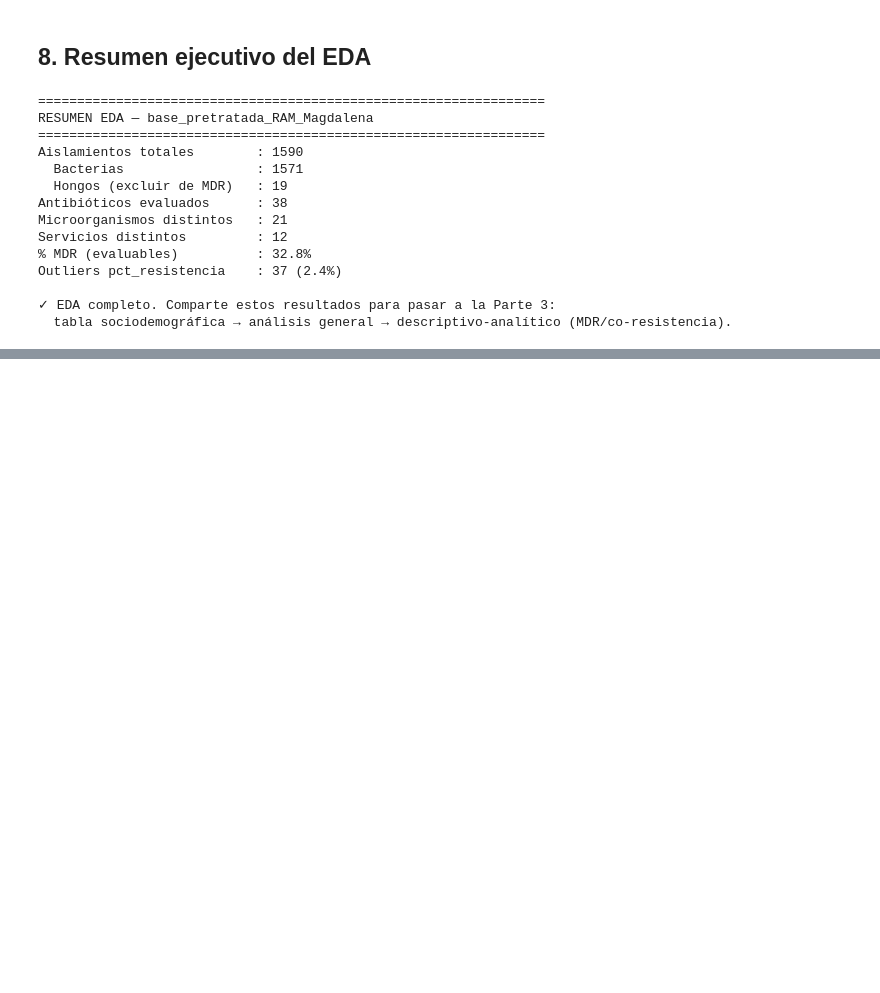
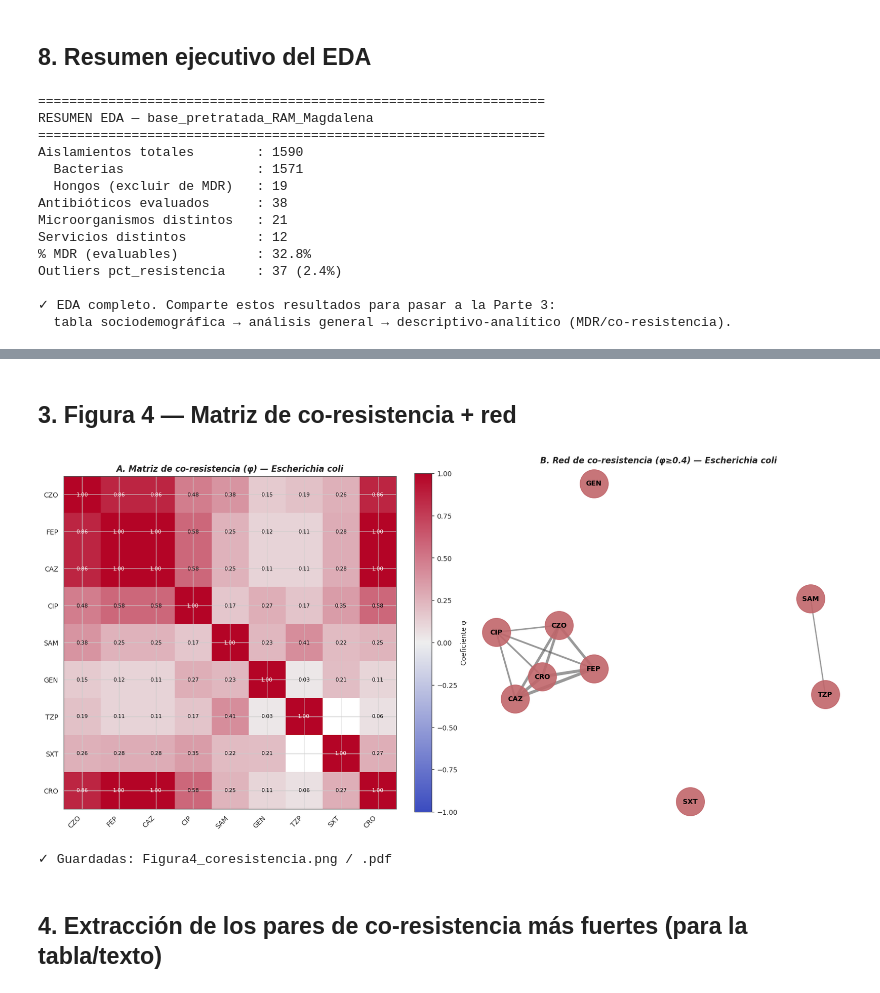
Before and after one commit to liscano2/ALBERTO-EPIDEMIOLOGIA, a Jupyter notebook: albertoepidemiologiajulio.ipynb, the cells around one changed output, grey strips where cells are left out. Cells and saved outputs as stored; diff of their text form; code cells hidden in the pictures; blank space fills up the shorter version.

```diff
--- a/albertoepidemiologiajulio.ipynb
+++ b/albertoepidemiologiajulio.ipynb
@@ -453,0 +1179,14 @@ Outliers pct_resistencia    : 37 (2.4%)
+# %%
+def antibioticos_aptos(sub, min_test=100, min_R=10):
+    aptos = []
+    for ab in ANTIBIOTICOS:
+        v = sub[ab].dropna()
+        if len(v) >= min_test and v.nunique() > 1 and (v == "R").sum() >= min_R:
+            aptos.append(ab)
+    return aptos
+
+# Especie principal (mayor n): E. coli
+ESPECIE = "Escherichia coli"
+sub = dfb[dfb["microorganismo"] == ESPECIE].copy()
+abs_apt = antibioticos_aptos(sub)
+print(f"{ESPECIE}: {len(abs_apt)} antibióticos aptos → {abs_apt}")
@@ -453,0 +1232,49 @@ Outliers pct_resistencia    : 37 (2.4%)
+# %% [markdown]
+## 3. Figura 4 — Matriz de co-resistencia + red
+# %%
+fig, (ax1, ax2) = plt.subplots(1, 2, figsize=(15, 7))
+
+# ----- Panel A: heatmap φ -----
+cmap = mcolors.LinearSegmentedColormap.from_list("c", ["#3B4CC0", "#EEEEEE", "#B40426"])
+im = ax1.imshow(corr.values.astype(float), cmap=cmap, vmin=-1, vmax=1)
+ax1.set_xticks(range(len(abs_apt))); ax1.set_xticklabels(abs_apt, rotation=45, ha="right")
+ax1.set_yticks(range(len(abs_apt))); ax1.set_yticklabels(abs_apt)
+for i in range(len(abs_apt)):
+    for j in range(len(abs_apt)):
+        v = corr.values[i, j]
+        if not np.isnan(v):
+            ax1.text(j, i, f"{v:.2f}", ha="center", va="center", fontsize=7,
+                     color="white" if abs(v) > 0.6 else "black")
+ax1.set_title(f"A. Matriz de co-resistencia (φ) — {ESPECIE}",
+              fontweight="bold", fontstyle="italic")
+plt.colorbar(im, ax=ax1, fraction=0.046, label="Coeficiente φ")
+
+# ----- Panel B: red de co-resistencia -----
+UMBRAL = 0.4   # solo aristas con co-resistencia moderada-alta
+G = nx.Graph()
+G.add_nodes_from(abs_apt)
+for a, b in itertools.combinations(abs_apt, 2):
+    w = corr.loc[a, b]
+    if not np.isnan(w) and w >= UMBRAL:
+        G.add_edge(a, b, weight=w)
+
+pos = nx.spring_layout(G, seed=42, k=0.9)
+nx.draw_networkx_nodes(G, pos, ax=ax2, node_color="#C1666B", node_size=1400, alpha=0.9)
+nx.draw_networkx_labels(G, pos, ax=ax2, font_size=9, font_weight="bold")
+for u, v, d in G.edges(data=True):
+    nx.draw_networkx_edges(G, pos, [(u, v)], ax=ax2,
+                           width=d["weight"]*4, alpha=0.6, edge_color="#555")
+ax2.set_title(f"B. Red de co-resistencia (φ≥{UMBRAL}) — {ESPECIE}",
+              fontweight="bold", fontstyle="italic")
+ax2.axis("off")
+
+plt.tight_layout()
+fig.savefig("Figura4_coresistencia.png", dpi=300, bbox_inches="tight")
+fig.savefig("Figura4_coresistencia.pdf", bbox_inches="tight")
+plt.show()
+print("✓ Guardadas: Figura4_coresistencia.png / .pdf")
+# %% [output]
+[figure, added]
+✓ Guardadas: Figura4_coresistencia.png / .pdf
+# %% [markdown]
+## 4. Extracción de los pares de co-resistencia más fuertes (para la tabla/texto)
```
Also changed, not shown: parts of 95 cells of this notebook.
